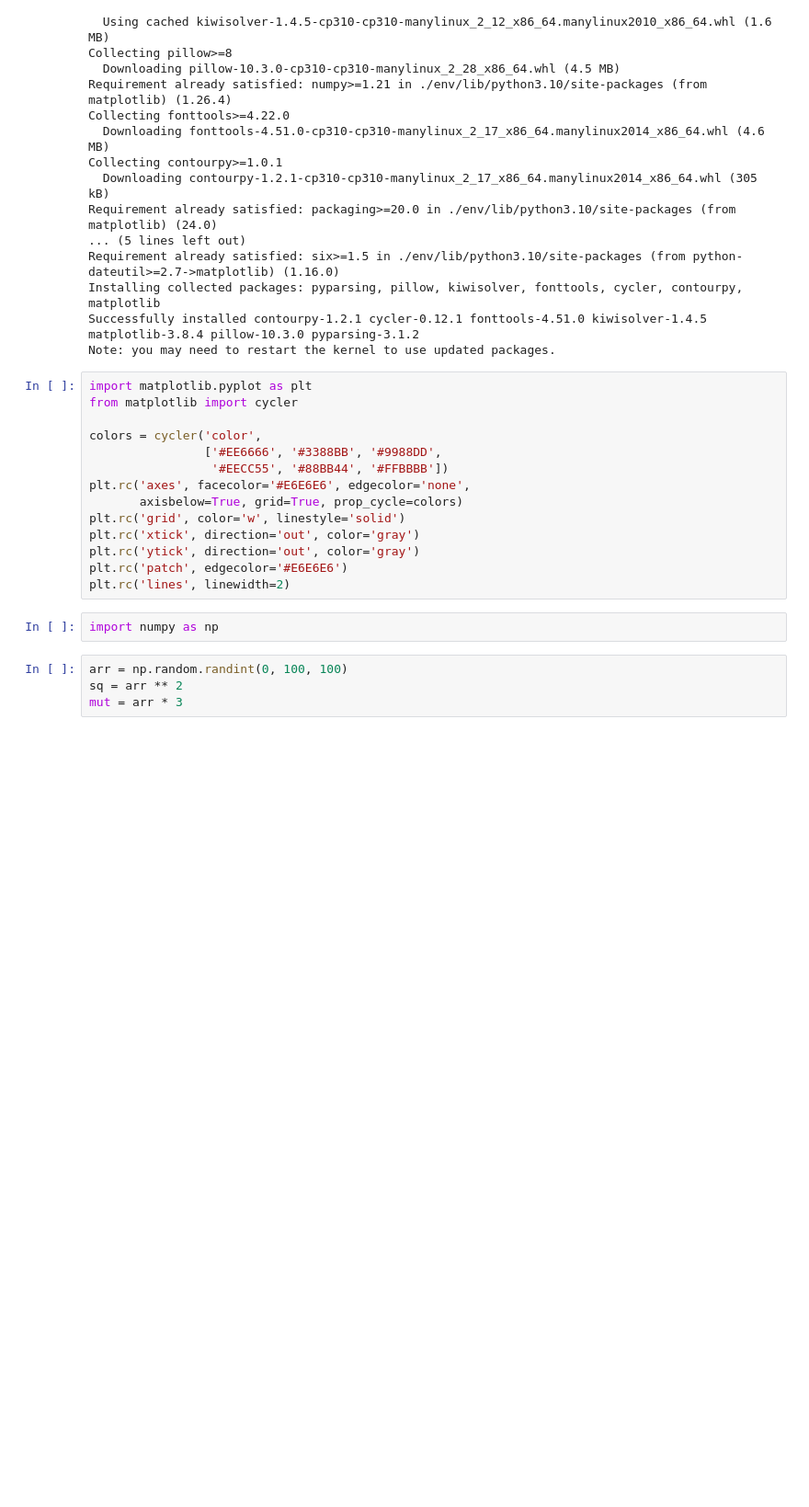
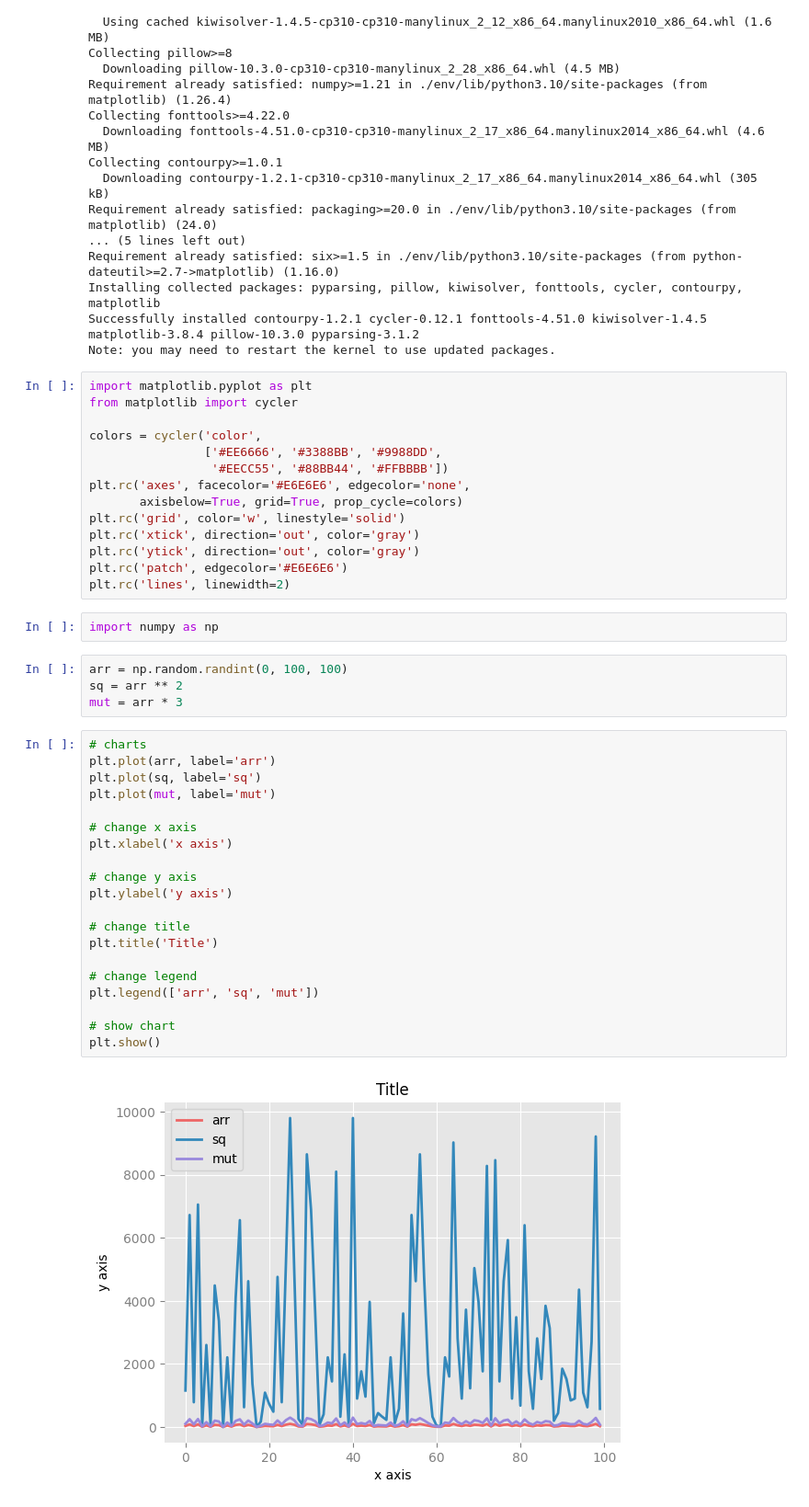
Before and after one commit to BernardoAguayoOrtega/algo-trading-from-a-to-z, a Jupyter notebook: matplotlib.ipynb, the cells around one changed output. Shown: that part at 92% size. Saved outputs shown, nothing was run; the diff lists cells and outputs as text; blank space fills up the shorter version.

```diff
--- a/matplotlib.ipynb
+++ b/matplotlib.ipynb
@@ -38,3 +38,25 @@ import numpy as np
 arr = np.random.randint(0, 100, 100)
 sq = arr ** 2
 mut = arr * 3
+# %%
+# charts
+plt.plot(arr, label='arr')
+plt.plot(sq, label='sq')
+plt.plot(mut, label='mut')
+
+# change x axis
+plt.xlabel('x axis')
+
+# change y axis
+plt.ylabel('y axis')
+
+# change title
+plt.title('Title')
+
+# change legend
+plt.legend(['arr', 'sq', 'mut'])
+
+# show chart
+plt.show()
+# %% [output]
+[figure, added]
```
